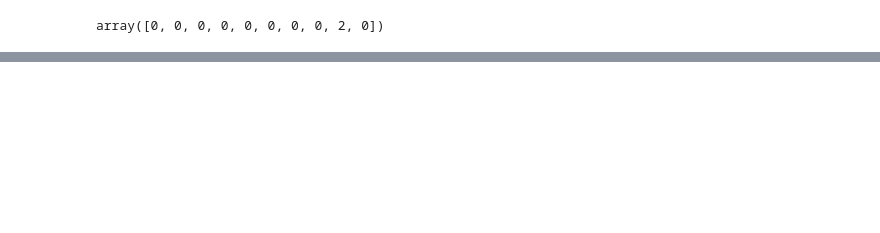
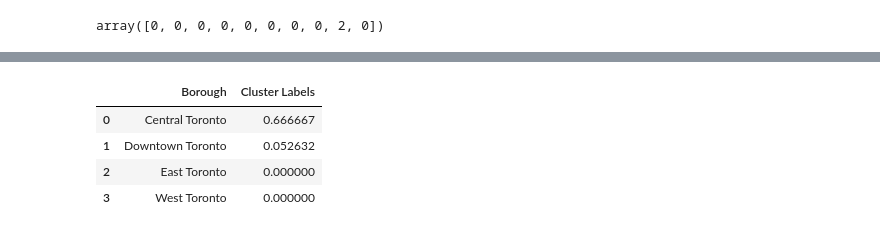
Before and after one commit to Barbara931120/Capstone-Project, a Jupyter notebook: Assignment_2_Part3.ipynb, the cells around one changed output, grey strips where cells are left out. Cells and saved outputs as stored; diff of their text form; code cells hidden in the pictures; blank space fills up the shorter version.

```diff
--- a/Assignment_2_Part3.ipynb
+++ b/Assignment_2_Part3.ipynb
@@ -405,0 +443,10 @@ map_clusters
+# %%
+toronto_grouped = toronto_onehot.groupby('Borough').mean().reset_index()
+# %%
+toronto_grouped
+# %% [output]
+|  | Borough | Cluster Labels |
+| 0 | Central Toronto | 0.666667 |
+| 1 | Downtown Toronto | 0.052632 |
+| 2 | East Toronto | 0.000000 |
+| 3 | West Toronto | 0.000000 |
```
Also changed, not shown: parts of 11 cells of this notebook.
